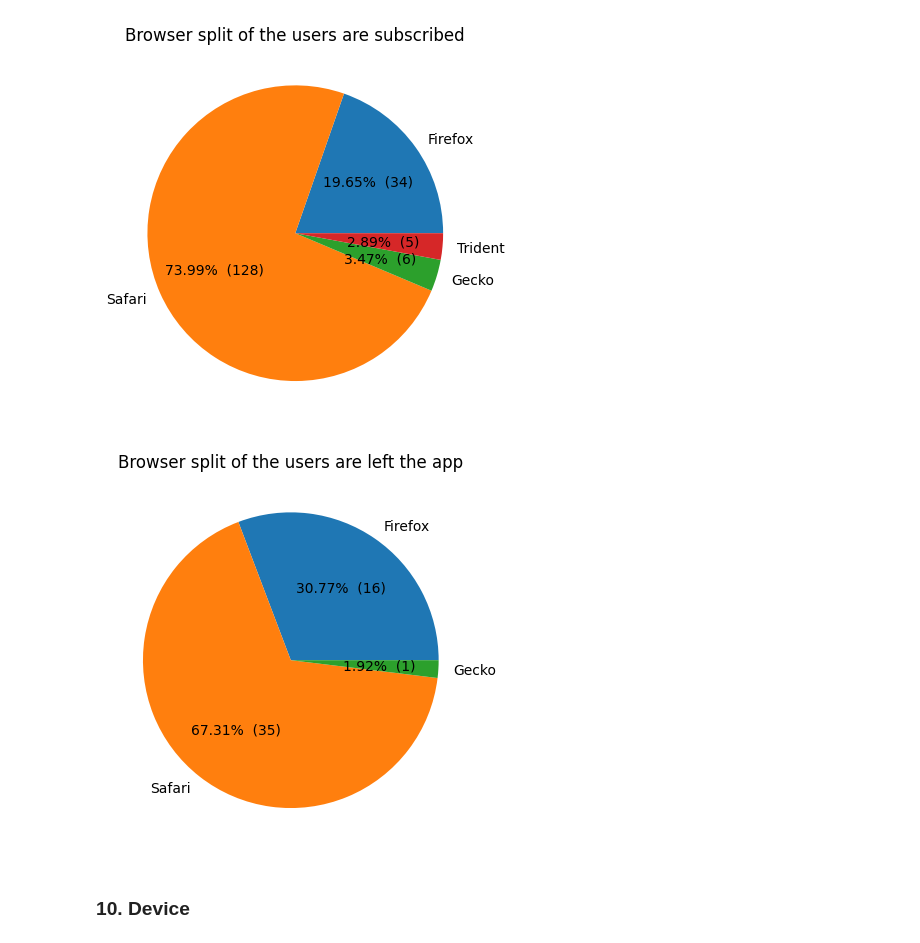
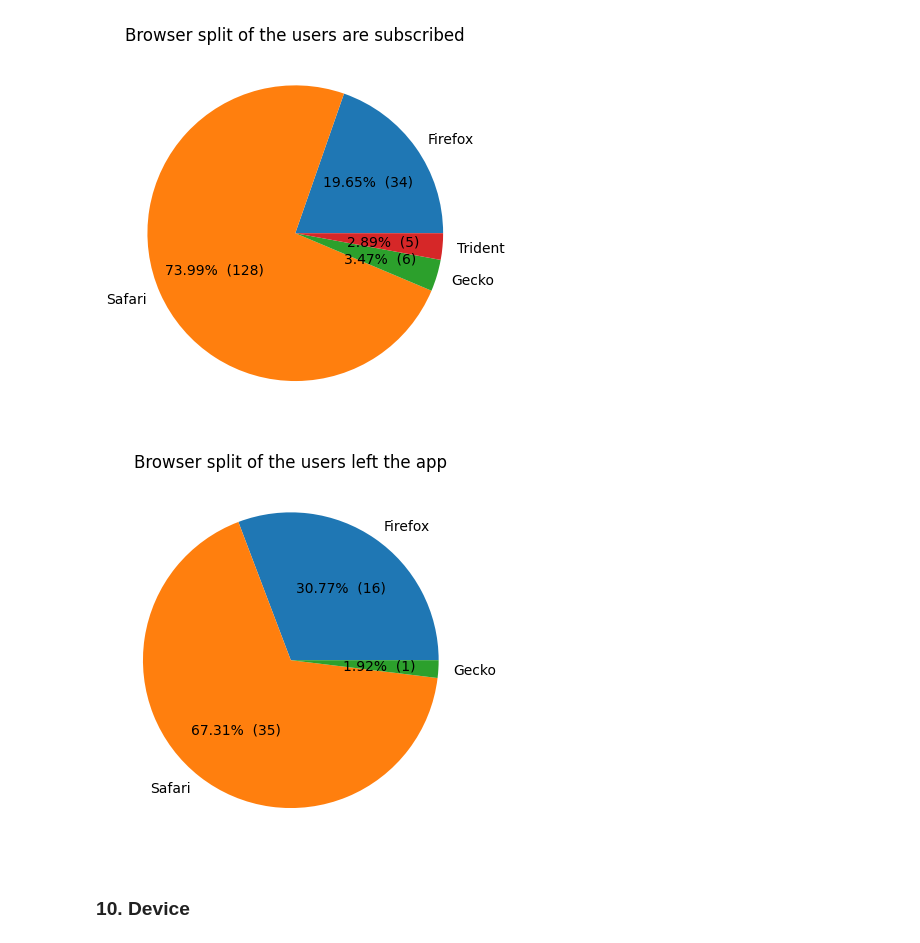
Before and after one commit to rbeni/udacity-data-science, a Jupyter notebook: project_4/Sparkify.ipynb, the cells around one changed output. Saved outputs shown, nothing was run; the diff lists cells and outputs as text; code cells hidden in the pictures.

```diff
--- a/project_4/Sparkify.ipynb
+++ b/project_4/Sparkify.ipynb
@@ -570,10 +570,10 @@ plt.show()
 [figure]
 # %%
 plt.pie(lf_browser_df["count"], labels = lf_browser_df["browser"], autopct=make_autopct(lf_browser_df["count"]))
-plt.title('Browser split of the users are left the app')
+plt.title('Browser split of the users left the app')
 plt.show()
 # %% [output]
-[figure, old version]
+[figure, new version]
 # %% [markdown]
 ### 10. Device
 # %%
```
Also changed, not shown: parts of 3 cells of this notebook, 1 other file.
